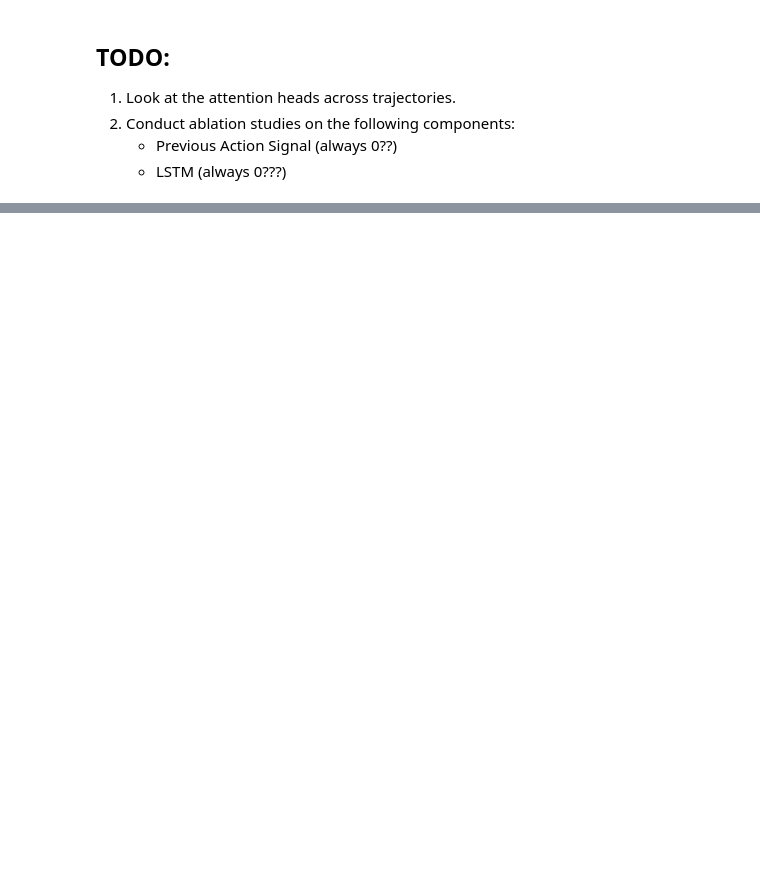
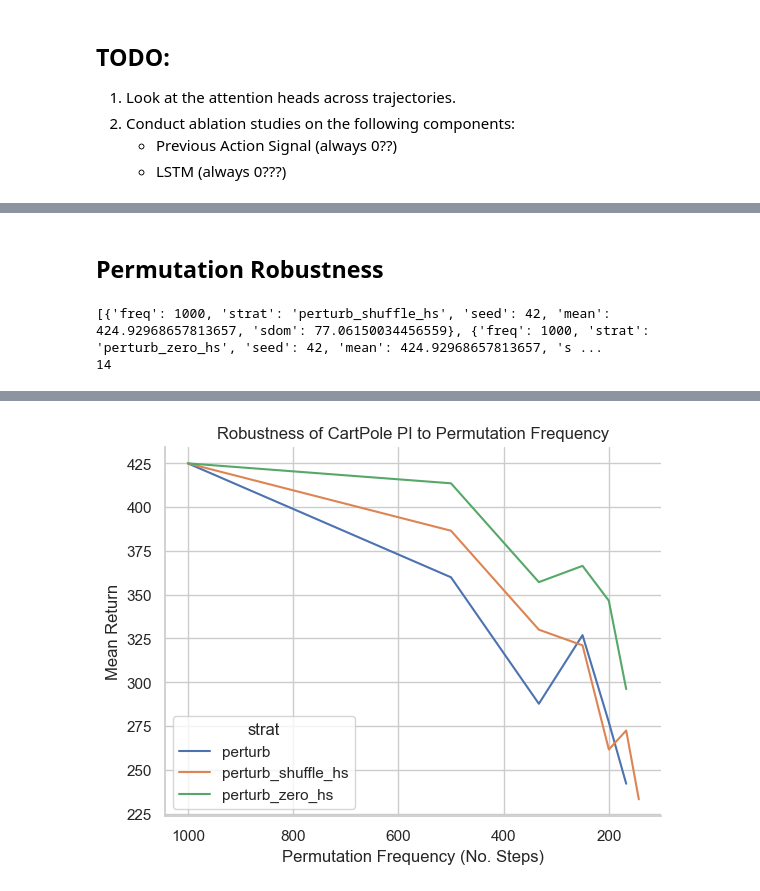
Before and after one commit to N00bcak/RECAP-RL-Interp, a Jupyter notebook: agent_interp.ipynb, the cells around one changed output, grey strips where cells are left out. Cells and saved outputs as stored; diff of their text form; code cells hidden in the pictures; blank space fills up the shorter version.

Commit message:
agent interpretability changes

```diff
--- a/agent_interp.ipynb
+++ b/agent_interp.ipynb
@@ -1325,3 +1401,25 @@ for ep in tqdm(range(20)):
         timesteps=1000,
         output_file=f"dashboards/row_ablations_nolstm_episode_{ep}.html"
     )
+# %% [markdown]
+## Permutation Robustness
+# %%
+# Seeds from random.org
+# 3361	2721	1577	2712	6896	498	9531	9588	2926	777
+from itertools import product
+import argparse
+import eval_agent_with_hooks
+import pandas as pd
+import seaborn
+import gin
+
+SEEDS = [3361, 2721, 1577, 2712, 6896, 498, 9531, 9588, 2926, 777]
+DEFAULT_ARGS = {
+    'log_dir': None,
+    'model_filename': 'model.npz',
+    'n_episodes': 30,
+    'seed': 1,
+    'prefix': 'default',
+    'pos': 2,
+    'dim': 0,
+}
@@ -1327,0 +1541,53 @@ for ep in tqdm(range(20)):
+# %%
+print(perturbed_results)
+print(len(perturbed_results))
+# %% [output]
+[{'freq': 1000, 'strat': 'perturb_shuffle_hs', 'seed': 42, 'mean': 424.92968657813657, 'sdom': 77.06150034456559}, {'freq': 1000, 'strat': 'perturb_zero_hs', 'seed': 42, 'mean': 424.92968657813657, 's ...
+14
+# %%
+from matplotlib import pyplot as plt
+# Convert results to DataFrame and save
+perturbed_df = pd.DataFrame(perturbed_results)
+# perturbed_df.iloc[-1] = pd.Series({
+#     'freq': 1000,
+#     'mean': 424.93,
+#     'sdom': 77.06,
+#     'strat': 'perturb',
+#     'seed': 42,
+# })
+perturbed_df.iloc[-1] = pd.Series({
+    'freq': 1000,
+    'strat': 'perturb',
+    'seed': 42,
+    'mean': 424.93,
+    'sdom': 77.06,
+})
+perturbed_df = perturbed_df.sort_values(by=['freq', 'strat'])
+# perturbed_df.to_csv("other_perturbed_results.csv", index=False)
+noop_df = pd.read_csv("noop_perturbed_results.csv")
+op_df = pd.read_csv("other_perturbed_results.csv")
+perturbed_df = pd.concat([noop_df, op_df], ignore_index=True)
+
+print(perturbed_df)
+
+# Then create a robustness plot using seaborn
+seaborn.set_theme(style="whitegrid")
+ax = seaborn.lineplot(
+    data=perturbed_df,
+    x='freq',
+    y='mean',
+    hue = 'strat',
+
+    markers=True,
+    dashes=False
+)
+
+# ax.fill_between(perturbed_df["freq"], y1=perturbed_df["mean"] - perturbed_df["sdom"], y2=perturbed_df["mean"] + perturbed_df["sdom"], alpha=.5)
+ax.set_title("Robustness of CartPole PI to Permutation Frequency")
+ax.set_xlabel("Permutation Frequency (No. Steps)")
+ax.set_ylabel("Mean Return")
+ax.invert_xaxis()
+seaborn.despine()
+# seaborn.plt.savefig("perturbation_robustness.png", dpi=300)
+plt.show()
+# %% [output]
@@ -1327,0 +1611 @@ for ep in tqdm(range(20)):
+[figure, added]
```
Also changed, not shown: parts of 10 cells of this notebook, 4 other files.
